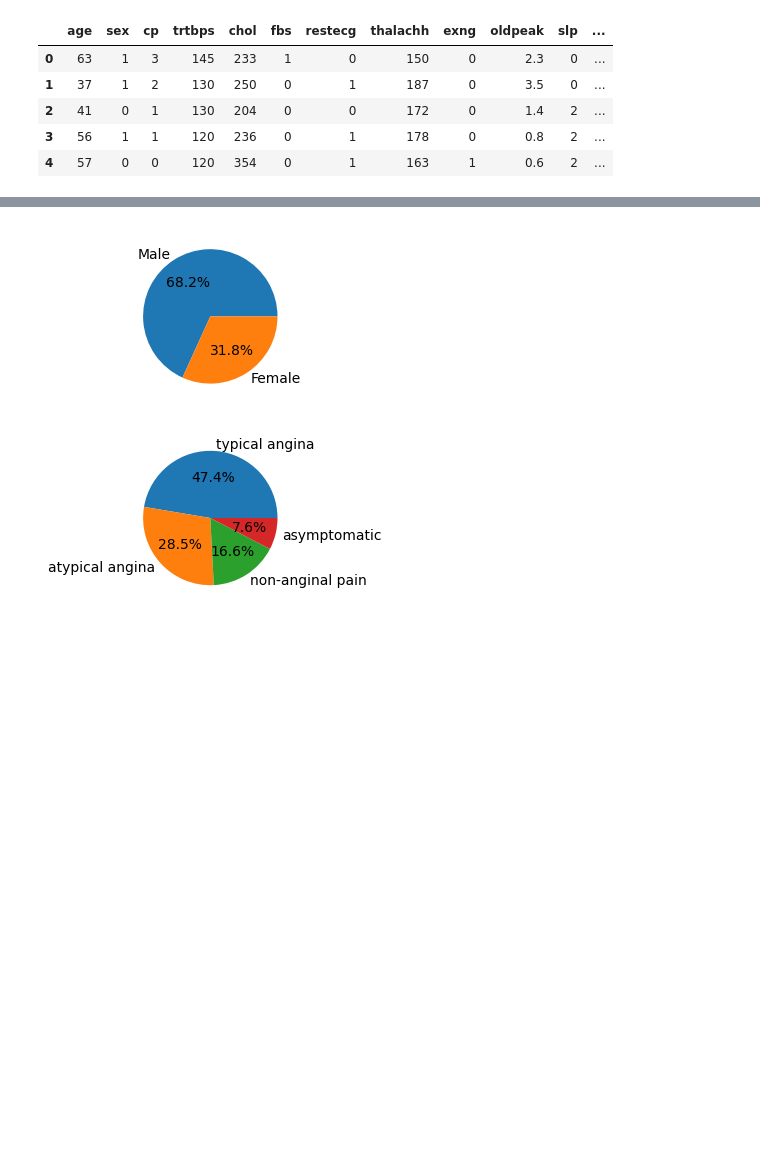
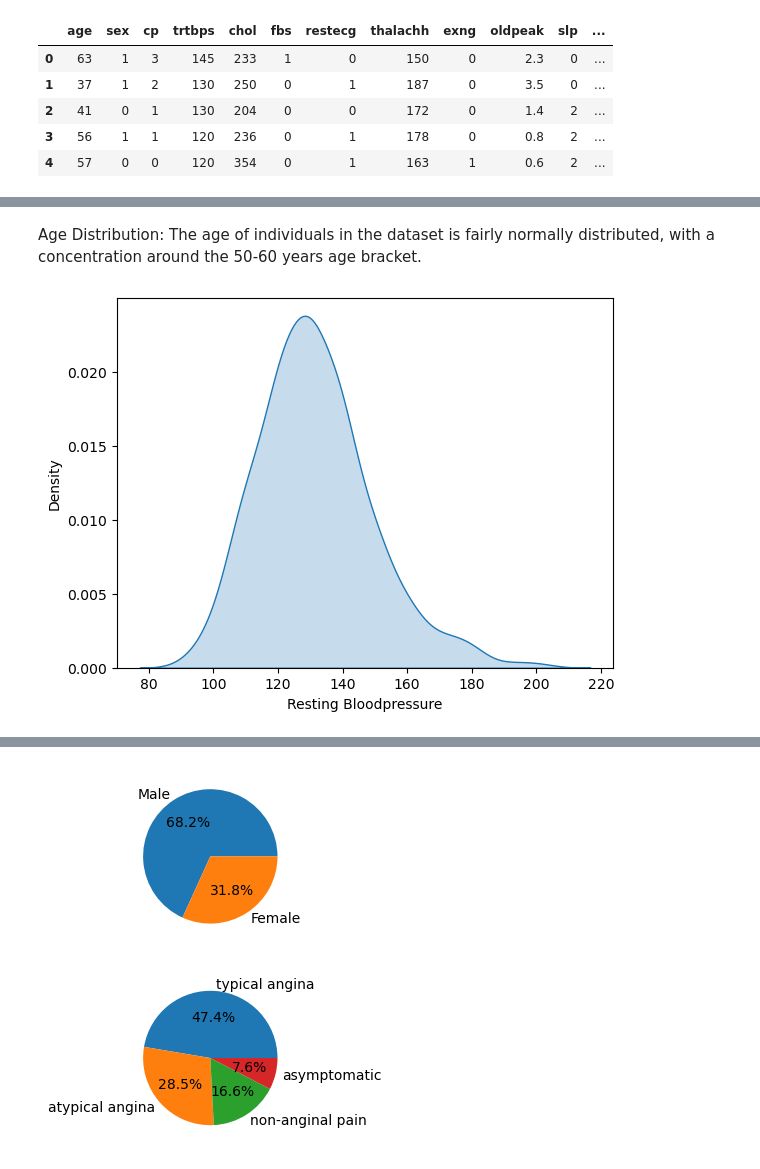
Before and after one commit to SivangiRaychoudhury/Project-4---Heart-attack-analysis, a Jupyter notebook: Heart_Attack_Analysis.ipynb, the cells around one changed output, grey strips where cells are left out. Cells and saved outputs as stored; diff of their text form; code cells hidden in the pictures; blank space fills up the shorter version.

```diff
--- a/Heart_Attack_Analysis.ipynb
+++ b/Heart_Attack_Analysis.ipynb
@@ -129,0 +180,8 @@ Name: count, dtype: int64
+# %% [markdown]
+Age Distribution: The age of individuals in the dataset is fairly normally distributed, with a concentration around the 50-60 years age bracket.
+# %%
+sns.kdeplot(df["trtbps"], shade=True)
+plt.xlabel("Resting Bloodpressure")
+plt.show()
+# %% [output]
+[figure, added]
```
Also changed, not shown: parts of 73 cells of this notebook.
